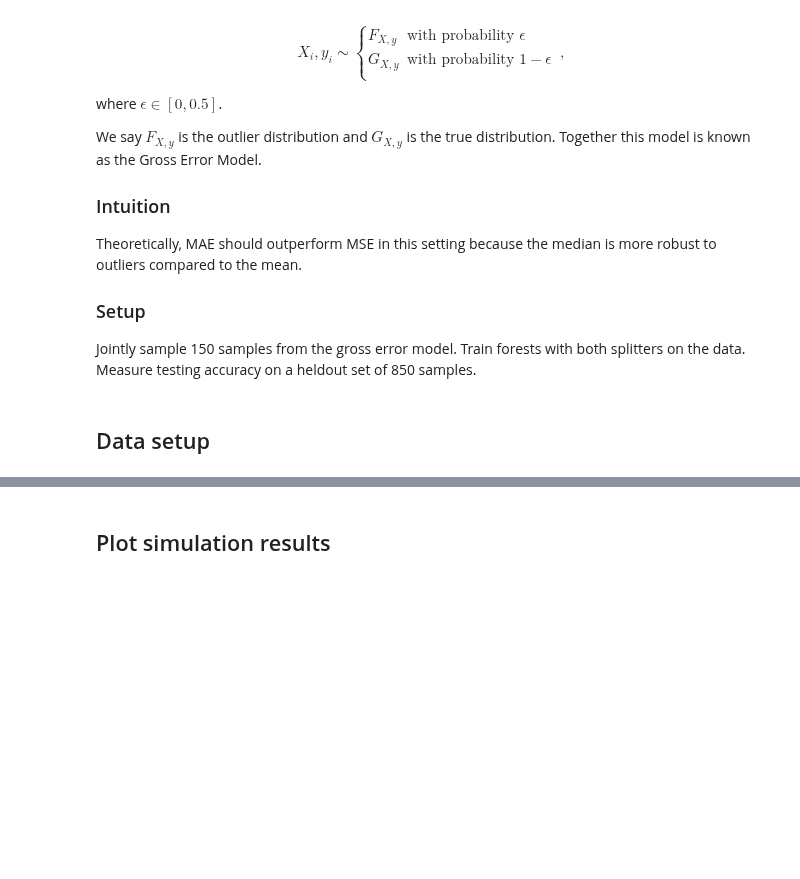
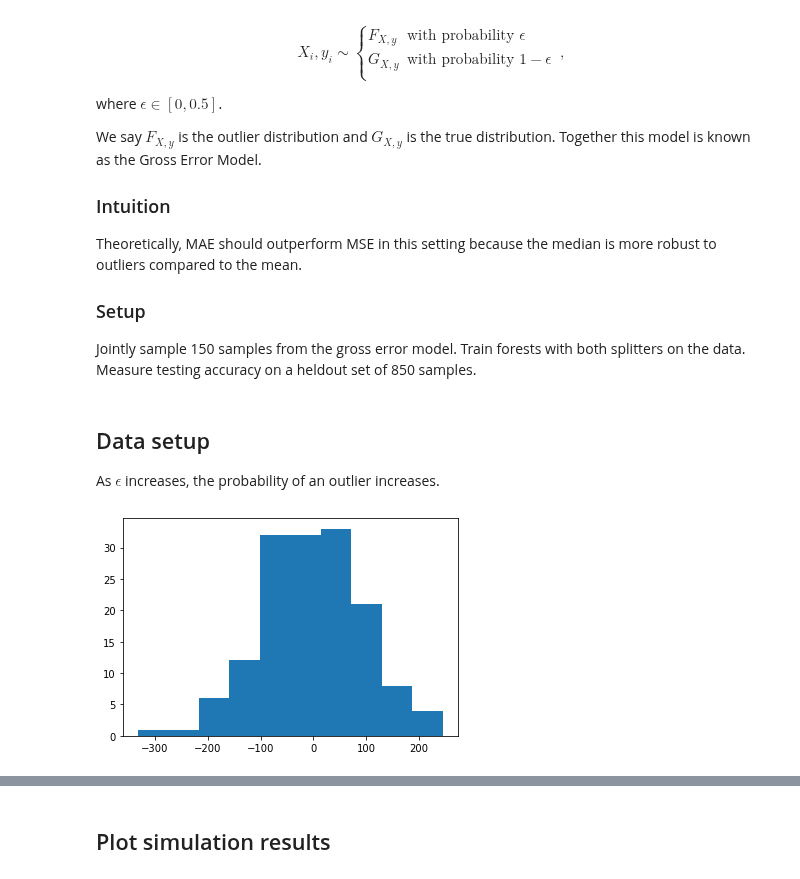
Before and after one commit to NeuroDataDesign/tealeaf, a Jupyter notebook: vivek/simulations/vg_sklearn_splitters_6_11_2019.ipynb, the cells around one changed output, grey strips where cells are left out. Saved outputs shown, nothing was run; the diff lists cells and outputs as text; code cells hidden in the pictures; blank space fills up the shorter version.

Commit message:
Add data example

```diff
--- a/vivek/simulations/vg_sklearn_splitters_6_11_2019.ipynb
+++ b/vivek/simulations/vg_sklearn_splitters_6_11_2019.ipynb
@@ -48,5 +48,3 @@ import pandas as pd
 import seaborn as sns
 
 from simulation import sample
-# %% [markdown]
-## Data setup
@@ -52,0 +54,18 @@ from simulation import sample
+# %% [markdown]
+## Data setup
+
+As $\epsilon$ increases, the probability of an outlier increases.
+# %%
+# Sample model with no outliers
+params = {
+    "n_features": 6,
+    "n_targets": 2,
+    "epsilon": 0,
+}
+X_train, _, y_train, _ = sample(**params)
+
+# Plot the distribution of the training labels
+plt.hist(y_train[:, 0])
+plt.show()
+# %% [output]
+[figure, added]
```
Also changed, not shown: parts of 2 cells of this notebook.
